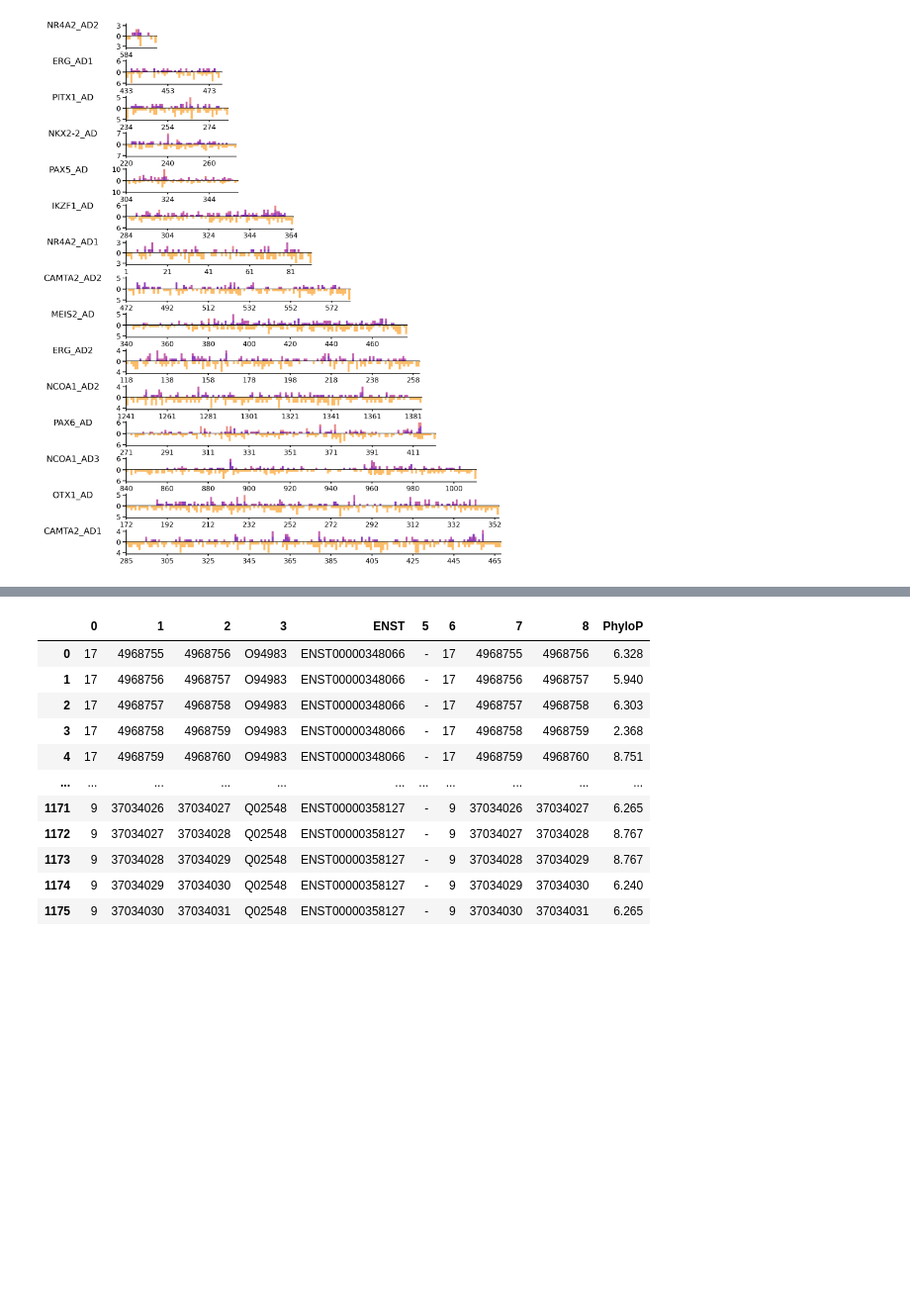
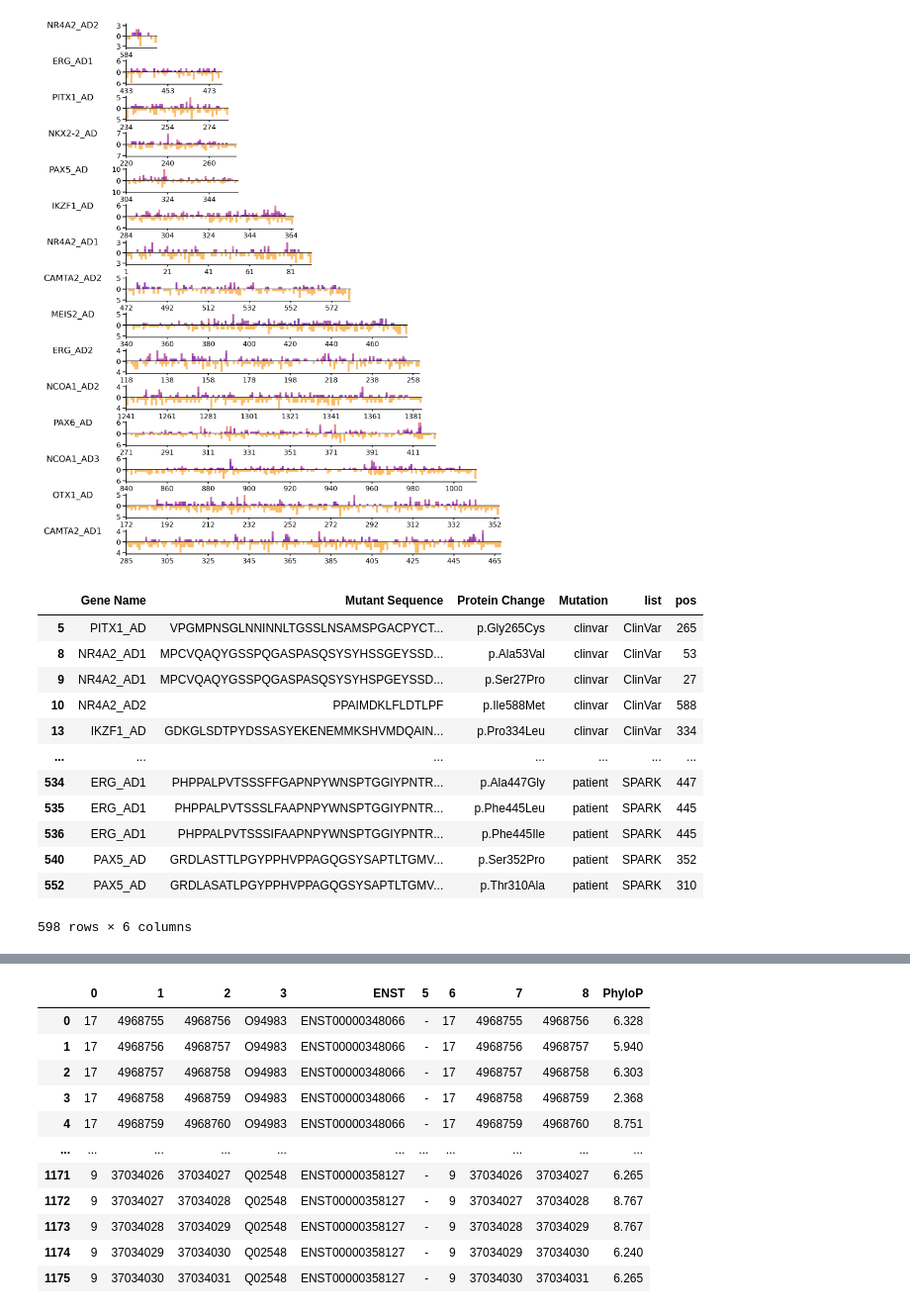
Before and after one commit to sanjanakotha/SFARI, a Jupyter notebook: notebooks/AD variant list visualization v2.ipynb, the cells around one changed output, grey strips where cells are left out. Shown at 99% size. Saved outputs shown, nothing was run; the diff lists cells and outputs as text; code cells hidden in the pictures; blank space fills up the shorter version.

```diff
--- a/notebooks/AD variant list visualization v2.ipynb
+++ b/notebooks/AD variant list visualization v2.ipynb
@@ -388,3 +388,20 @@ for i, AD in enumerate(cc_names["Gene Name"]):
 fig.show()
 # %% [output]
 [figure]
+# %%
+unique_pt_vars = pt_vars[~pt_vars["Mutant Sequence"].isin(gnomad["Mutant Sequence"])]
+unique_pt_vars
+# %% [output]
+|  | Gene Name | Mutant Sequence | Protein Change | Mutation | list | pos |
+| 5 | PITX1_AD | VPGMPNSGLNNINNLTGSSLNSAMSPGACPYCT... | p.Gly265Cys | clinvar | ClinVar | 265 |
+| 8 | NR4A2_AD1 | MPCVQAQYGSSPQGASPASQSYSYHSSGEYSSD... | p.Ala53Val | clinvar | ClinVar | 53 |
+| 9 | NR4A2_AD1 | MPCVQAQYGSSPQGASPASQSYSYHSPGEYSSD... | p.Ser27Pro | clinvar | ClinVar | 27 |
+| 10 | NR4A2_AD2 | PPAIMDKLFLDTLPF | p.Ile588Met | clinvar | ClinVar | 588 |
+| 13 | IKZF1_AD | GDKGLSDTPYDSSASYEKENEMMKSHVMDQAIN... | p.Pro334Leu | clinvar | ClinVar | 334 |
+| ... | ... | ... | ... | ... | ... | ... |
+| 534 | ERG_AD1 | PHPPALPVTSSSFFGAPNPYWNSPTGGIYPNTR... | p.Ala447Gly | patient | SPARK | 447 |
+| 535 | ERG_AD1 | PHPPALPVTSSSLFAAPNPYWNSPTGGIYPNTR... | p.Phe445Leu | patient | SPARK | 445 |
+| 536 | ERG_AD1 | PHPPALPVTSSSIFAAPNPYWNSPTGGIYPNTR... | p.Phe445Ile | patient | SPARK | 445 |
+| 540 | PAX5_AD | GRDLASTTLPGYPPHVPPAGQGSYSAPTLTGMV... | p.Ser352Pro | patient | SPARK | 352 |
+| 552 | PAX5_AD | GRDLASATLPGYPPHVPPAGQGSYSAPTLTGMV... | p.Thr310Ala | patient | SPARK | 310 |
+598 rows × 6 columns
```
Also changed, not shown: parts of 2 cells of this notebook, 1 other file.
